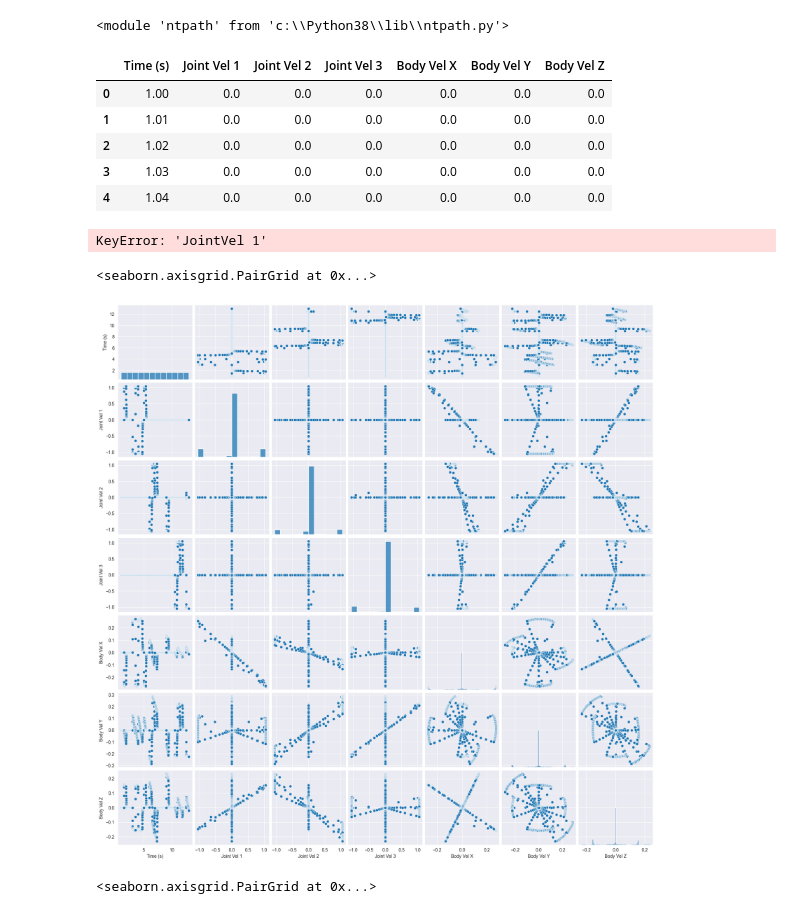
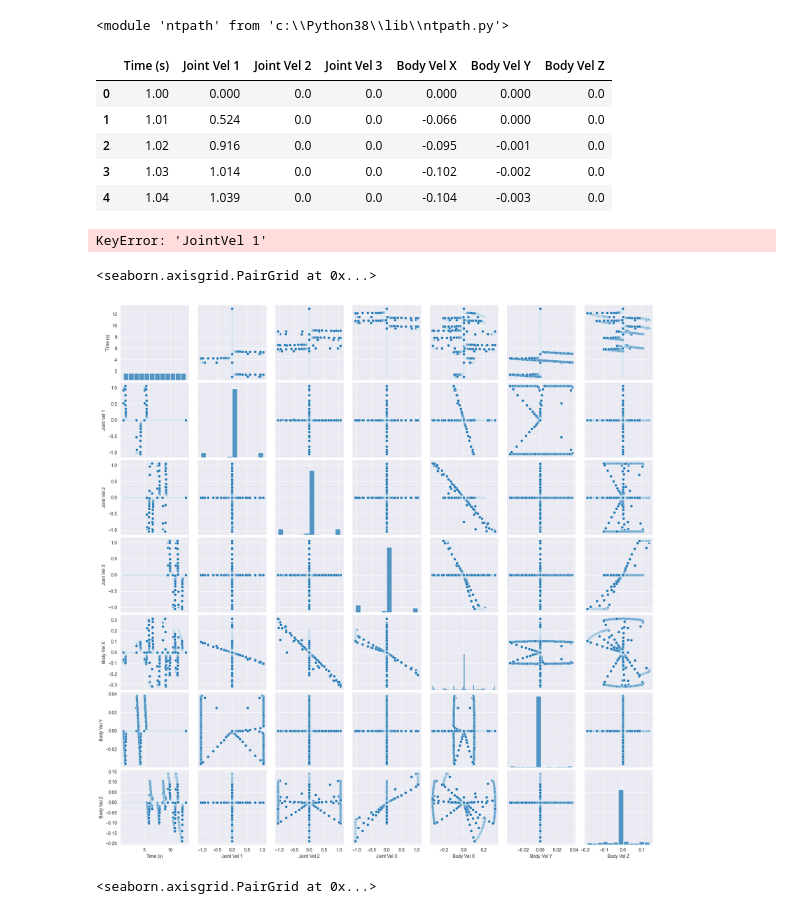
Before and after one commit to Leung555/Rapid_Innate_Learning_RIL, a Jupyter notebook: analysis/Analysis_notebook.ipynb, the cells around one changed output. Drawn from its saved outputs; the diff is of its cells as text; code cells hidden in the pictures.

```diff
--- a/analysis/Analysis_notebook.ipynb
+++ b/analysis/Analysis_notebook.ipynb
@@ -12,16 +12,18 @@ os.path
 <module 'ntpath' from 'c:\\Python38\\lib\\ntpath.py'>
 # %%
 # df = pd.read_csv('./jointVel_bodyVel_3D_1leg_DB_.csv')
-df = pd.read_csv('./jointVel_bodyVel_3D_hindleg_DB_.csv')
+# df = pd.read_csv('./jointVel_bodyVel_3D_hindleg_DB_.csv')
+# df = pd.read_csv('./jointVel_bodyVel_3D_1leg_Quadruped_.csv')
+df = pd.read_csv('./jointVel_bodyVel_3D_inverse_leg_Quadruped_.csv')
 # df = pd.read_csv("C:\\Program Files\\CoppeliaRobotics\\CoppeliaSimEdu\\scenes\\SOLM\\jointVel_bodyVel_3D.csv")
 df.head()
 # %% [output]
 |  | Time (s) | Joint Vel 1 | Joint Vel 2 | Joint Vel 3 | Body Vel X | Body Vel Y | Body Vel Z |
-| 0 | 1.00 | 0.0 | 0.0 | 0.0 | 0.0 | 0.0 | 0.0 |
-| 1 | 1.01 | 0.0 | 0.0 | 0.0 | 0.0 | 0.0 | 0.0 |
-| 2 | 1.02 | 0.0 | 0.0 | 0.0 | 0.0 | 0.0 | 0.0 |
-| 3 | 1.03 | 0.0 | 0.0 | 0.0 | 0.0 | 0.0 | 0.0 |
-| 4 | 1.04 | 0.0 | 0.0 | 0.0 | 0.0 | 0.0 | 0.0 |
+| 0 | 1.00 | 0.000 | 0.0 | 0.0 | 0.000 | 0.000 | 0.0 |
+| 1 | 1.01 | 0.524 | 0.0 | 0.0 | -0.066 | 0.000 | 0.0 |
+| 2 | 1.02 | 0.916 | 0.0 | 0.0 | -0.095 | -0.001 | 0.0 |
+| 3 | 1.03 | 1.014 | 0.0 | 0.0 | -0.102 | -0.002 | 0.0 |
+| 4 | 1.04 | 1.039 | 0.0 | 0.0 | -0.104 | -0.003 | 0.0 |
 # %%
 # Filter out rows where Joint Vel 1, Joint Vel 2, and Joint Vel 3 are all zero
 df = df[~((abs(df["JointVel 1"]) < 0.1) & (abs(df["JointVel 2"]) < 0.1) & (abs(df["JointVel 3"]) < 0.05))]
@@ -32,7 +34,7 @@ KeyError: 'JointVel 1'
 sns.pairplot(df)
 # %% [output]
 <seaborn.axisgrid.PairGrid at 0x...>
-[figure, old version]
+[figure, new version]
 # %%
 sns.pairplot(df)
 # %% [output]
```
Also changed, not shown: parts of 5 cells of this notebook, 4 other files.
